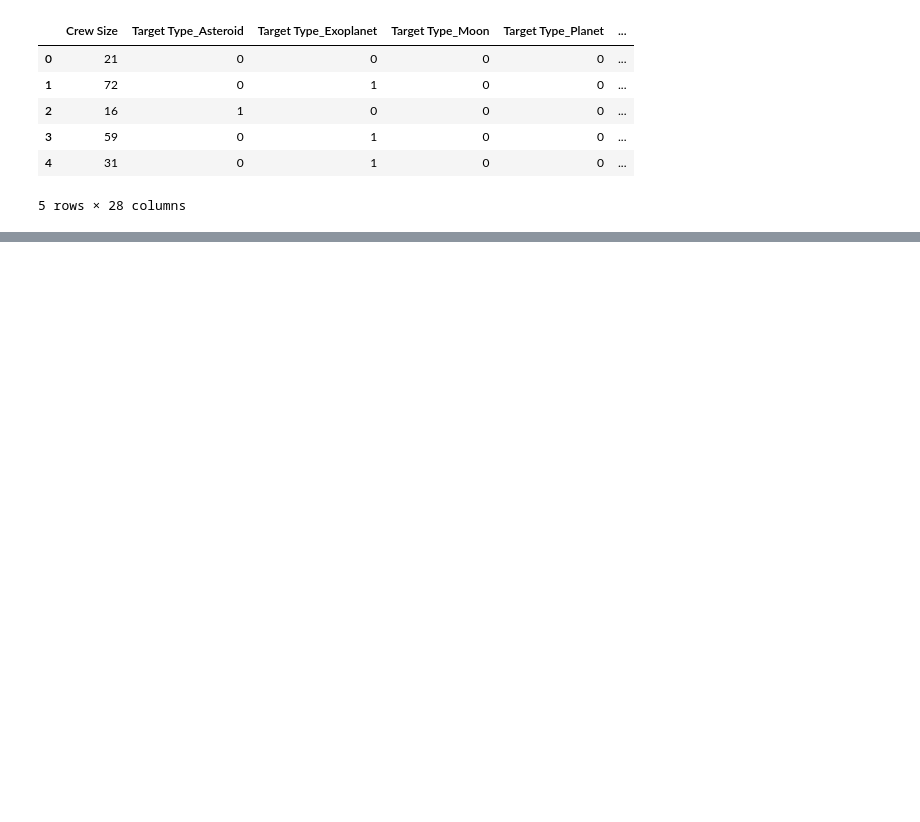
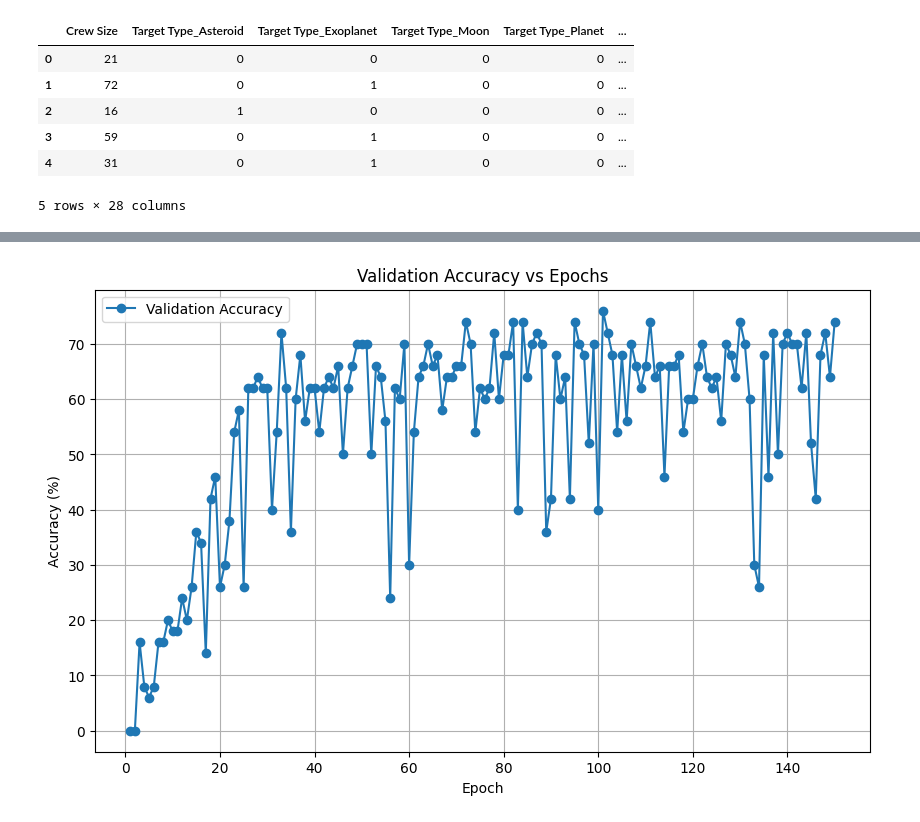
Before and after one commit to up2107120/up2107120-ACT-CW2-repo, a Jupyter notebook: py/Q3_folder/Q3-Research_Question.ipynb, the cells around one changed output, grey strips where cells are left out. Saved outputs shown, nothing was run; the diff lists cells and outputs as text; code cells hidden in the pictures; blank space fills up the shorter version.

```diff
--- a/py/Q3_folder/Q3-Research_Question.ipynb
+++ b/py/Q3_folder/Q3-Research_Question.ipynb
@@ -300,14 +300,14 @@ data_2['Payload Weight (tons) scaled'] = scalar.fit_transform(data_2[['Payload W
 data_2['Launch Date scaled'] = scalar.fit_transform(data_2[['Launch Date log']])
 
 data_2.head()
-test_data = data_2.drop(['Distance from Earth log', 'Mission Duration (years) log',
+new_2 = data_2.drop(['Distance from Earth log', 'Mission Duration (years) log',
                          'Mission Cost (billion USD) log','Scientific Yield (points) log',
                          'Fuel Consumption (tons) log','Payload Weight (tons) log',
                          'Distance from Earth (light-years)', 'Mission Duration (years)',
                          'Mission Cost (billion USD)','Scientific Yield (points)',
                          'Fuel Consumption (tons)','Payload Weight (tons)','Launch Date','Launch Date log'], axis=1)
 
-test_data.head()
+new_2.head()
 # %% [output]
 |  | Crew Size | Target Type_Asteroid | Target Type_Exoplanet | Target Type_Moon | Target Type_Planet | ... |
 | 0 | 21 | 0 | 0 | 0 | 0 | ... |
@@ -328,0 +322,15 @@ encoded_1.head()
+# %%
+X = new_2.values.astype(np.float32)#   converting to a long type float from integers
+X_tensor = torch.tensor(X, dtype=torch.float32)
+y_tensor = torch.tensor(y, dtype=torch.float32).view(-1,1)
+print(X_tensor.shape)
+print(y_tensor.shape)
+
+X_train, X_temp, y_train, y_temp = train_test_split(
+    X_tensor, y_tensor, test_size=0.2, random_state=42)#    90% split after train and validation split
+X_test, X_val, y_test, y_val = train_test_split(
+    X_temp, y_temp, test_size = 0.5, random_state=42)
+
+train_dataset2 = TensorDataset(X_train,y_train)
+validation_dataset2 = TensorDataset(X_val,y_val)
+test_dataset2 = TensorDataset(X_val,y_val)
@@ -328,0 +415,61 @@ encoded_1.head()
+# %%
+best2 = study2.best_params
+net = myNN2(input_dim = train_dataset2.tensors[0].shape[1], hidden_layers=best2['hidden_layers'],
+           hidden_units=best2['hidden_units'], dropout_rate=best2['dropout_rate'])
+criterion = nn.MSELoss()
+optimiser = torch.optim.Adam(net.parameters(),lr=best2['learning_rate'])
+batch_size = best2['batch_size']
+
+
+train_loader_2 = DataLoader(train_dataset2, batch_size=batch_size, shuffle=True)
+validation_loader_2 = DataLoader(validation_dataset2, batch_size=batch_size, shuffle=False)
+test_loader_2 = DataLoader(test_dataset2, batch_size=batch_size)
+
+val_accuracies=[]
+epochs = 150
+for epoch in range(epochs):
+    net.train()#
+    running_loss = 0
+    for X_batch,y_batch in train_loader_2:
+        optimiser.zero_grad()
+        outputs = net(X_batch)
+        loss = criterion(outputs, y_batch)
+        loss.backward()
+        optimiser.step()
+        running_loss += loss.item() * X_batch.size(0)
+
+    epoch_loss = running_loss/len(train_loader_2.dataset)
+
+    net.eval()
+    val_loss = 0
+    all_preds = []
+    all_trues = []
+    with torch.no_grad():
+        for X_batch, y_batch in validation_loader_2:
+            preds = net(X_batch)
+            loss = criterion(preds, y_batch)
+            val_loss += loss.item() * X_batch.size(0)
+            all_preds.append(preds)
+            all_trues.append(y_batch)
+    all_preds = torch.cat(all_preds).flatten()
+    all_trues = torch.cat(all_trues).flatten()
+    rmse = torch.sqrt(torch.mean((all_preds-all_trues)**2))
+    tol = 5.0 #tolerance percentage +- 5%
+    in_tol = torch.abs(all_preds-all_trues)<=tol
+    accuracy = 100*torch.sum(in_tol)/len(all_trues)
+    val_accuracies.append(accuracy.item())
+    val_loss /= len(validation_loader_2.dataset)
+
+    if (epoch+1) % 20 ==0:
+        print(f"Epoch {epoch+1}/{epochs} - Test Accuracy (±{tol}%): {accuracy:.2f}%")
+print(f"Epoch {epoch+1}/{epochs} - Test Accuracy (±{tol}%): {accuracy:.2f}%")
+
+plt.figure(figsize=(10,6))
+plt.plot(range(1, epochs+1), val_accuracies, marker='o', label='Validation Accuracy')
+plt.xlabel('Epoch')
+plt.ylabel('Accuracy (%)')
+plt.title('Validation Accuracy vs Epochs')
+plt.grid(True)
+plt.legend()
+plt.show()
+# %% [output]
@@ -328,0 +484 @@ encoded_1.head()
+[figure, added]
```
Also changed, not shown: parts of 22 cells of this notebook, 1 other file.
